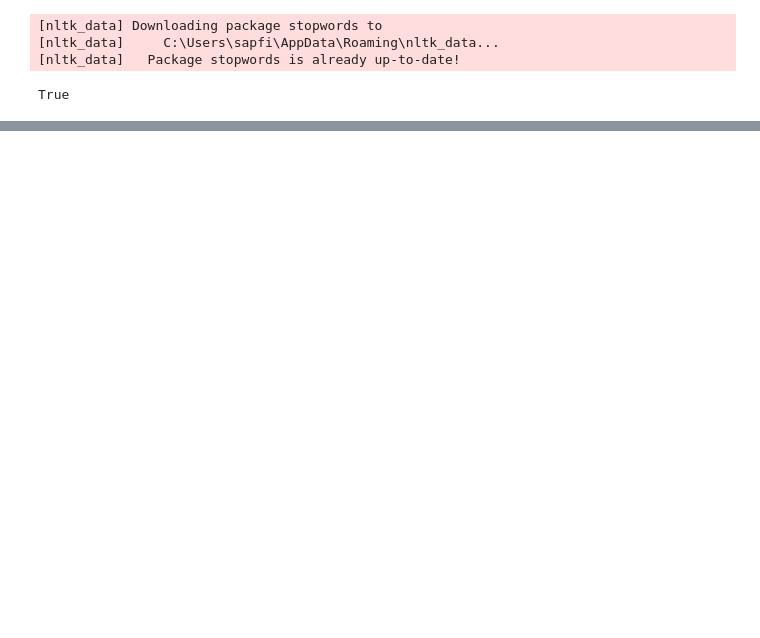
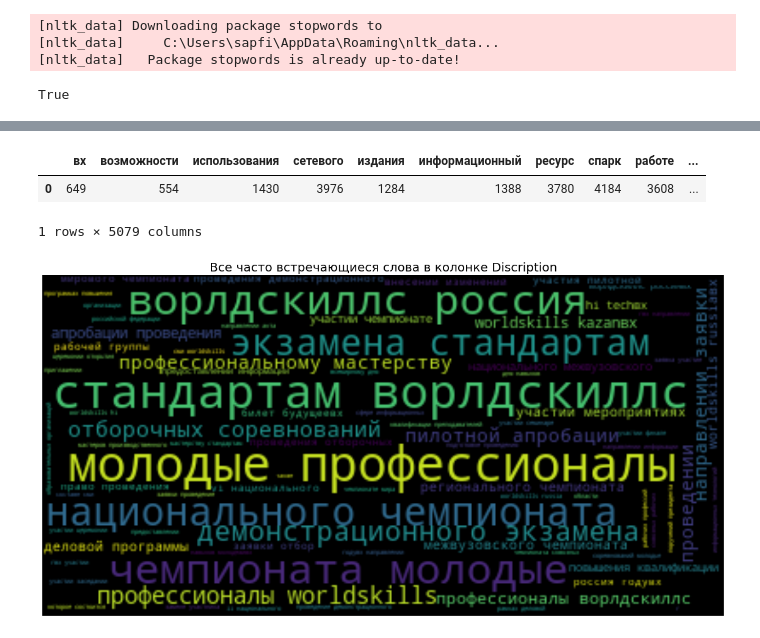
Before and after one commit to lSAPFil/Python-ML, a Jupyter notebook: Untitled.ipynb, the cells around one changed output, grey strips where cells are left out. Saved outputs shown, nothing was run; the diff lists cells and outputs as text; code cells hidden in the pictures; blank space fills up the shorter version.

```diff
--- a/Untitled.ipynb
+++ b/Untitled.ipynb
@@ -192,2 +88,0 @@ def clean_data(df):
-# %%
-df["Признаки_раздела"]=clean_data(df["Признаки_раздела"])
@@ -304,0 +89,14 @@ SVC()
+# %%
+def clean_data(df):
+    df = df.str.lower()
+    df = df.replace(r'[^а-яА-Яa-zA-Z]', ' ', regex = True)
+    df = df.str.strip()
+    stop_words = stopwords.words("russian")
+    df = df.apply(lambda x: ' '.join([word for word in x.split() if word not in (stop_words)]))
+    return df
+# %%
+data["Discription"] = clean_data(data["Discription"])
+data["Company"] = clean_data(data["Company"])
+# %%
+data["Adress"] = data["Adress"].str.lower()
+data["Autor"] = data["Autor"].str.lower()
@@ -304,0 +134,6 @@ SVC()
+# %%
+df_dict
+# %% [output]
+|  | вх | возможности | использования | сетевого | издания | информационный | ресурс | спарк | работе | ... |
+| 0 | 649 | 554 | 1430 | 3976 | 1284 | 1388 | 3780 | 4184 | 3608 | ... |
+1 rows × 5079 columns
@@ -304,0 +144,13 @@ SVC()
+# %%
+text = data["Discription"].str.cat()
+plt.figure(figsize = (20, 20))
+# Create and generate a word cloud image:
+wordcloud = WordCloud().generate(text)
+
+# Display the generated image:
+plt.imshow(wordcloud, interpolation='bilinear')
+plt.axis("off")
+plt.title("Все часто встречающиеся слова в колонке Discription", fontsize = 20)
+plt.show()
+# %% [output]
+[figure, added]
```
Also changed, not shown: parts of 82 cells of this notebook.
